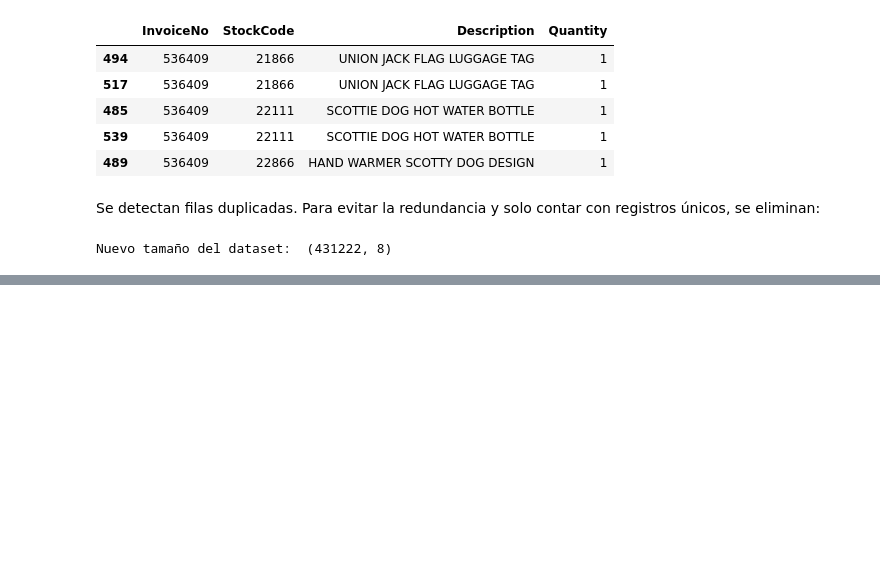
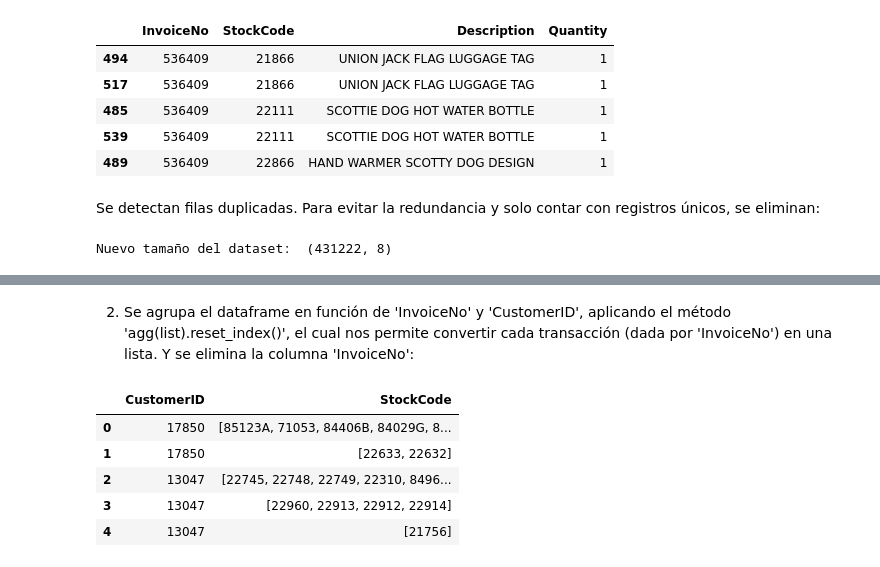
Before and after one commit to 9105507/MINERIA_DE_DATOS_23_24, a Jupyter notebook: LAB02_Reglas_de_Asociación_y_Patrones_Secuenciales.ipynb, the cells around one changed output, grey strips where cells are left out. Drawn from its saved outputs; the diff is of its cells as text; code cells hidden in the pictures; blank space fills up the shorter version.

```diff
--- a/LAB02_Reglas_de_Asociación_y_Patrones_Secuenciales.ipynb
+++ b/LAB02_Reglas_de_Asociación_y_Patrones_Secuenciales.ipynb
@@ -915,0 +961,13 @@ Nuevo tamaño del dataset:  (431222, 8)
+# %% [markdown]
+2. Se agrupa el dataframe en función de 'InvoiceNo' y 'CustomerID', aplicando el método 'agg(list).reset_index()', el cual nos permite convertir cada transacción (dada por 'InvoiceNo') en una lista. Y se elimina la columna 'InvoiceNo':
+# %%
+gsp_df = pd.DataFrame(df.groupby(['InvoiceNo', 'CustomerID'])['StockCode'].agg(list).reset_index())
+gsp_df = gsp_df.drop(columns=['InvoiceNo'])
+gsp_df.head()
+# %% [output]
+|  | CustomerID | StockCode |
+| 0 | 17850 | [85123A, 71053, 84406B, 84029G, 8... |
+| 1 | 17850 | [22633, 22632] |
+| 2 | 13047 | [22745, 22748, 22749, 22310, 8496... |
+| 3 | 13047 | [22960, 22913, 22912, 22914] |
+| 4 | 13047 | [21756] |
```
Also changed, not shown: parts of 56 cells of this notebook.
